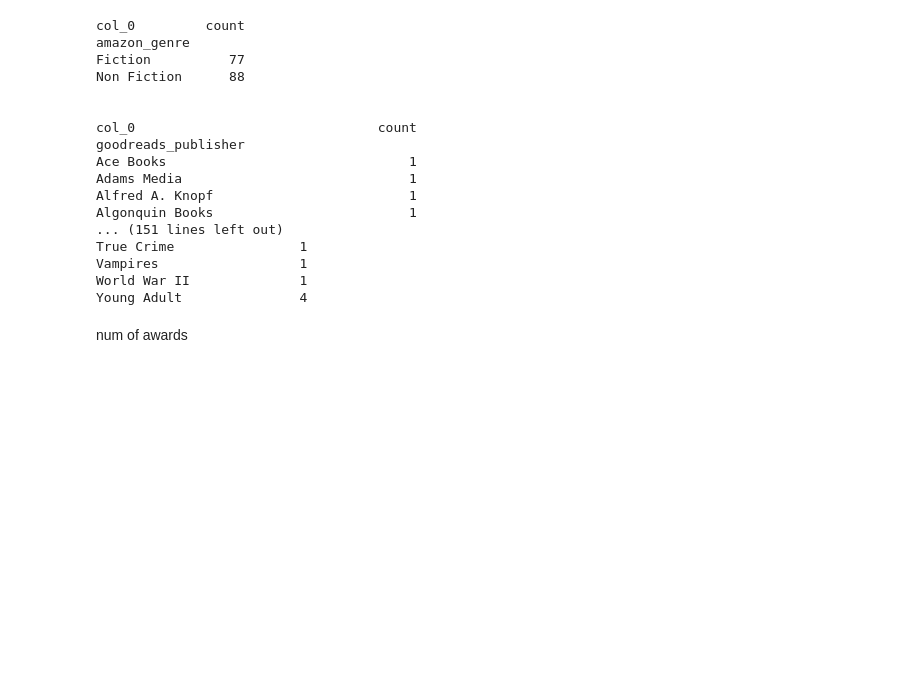
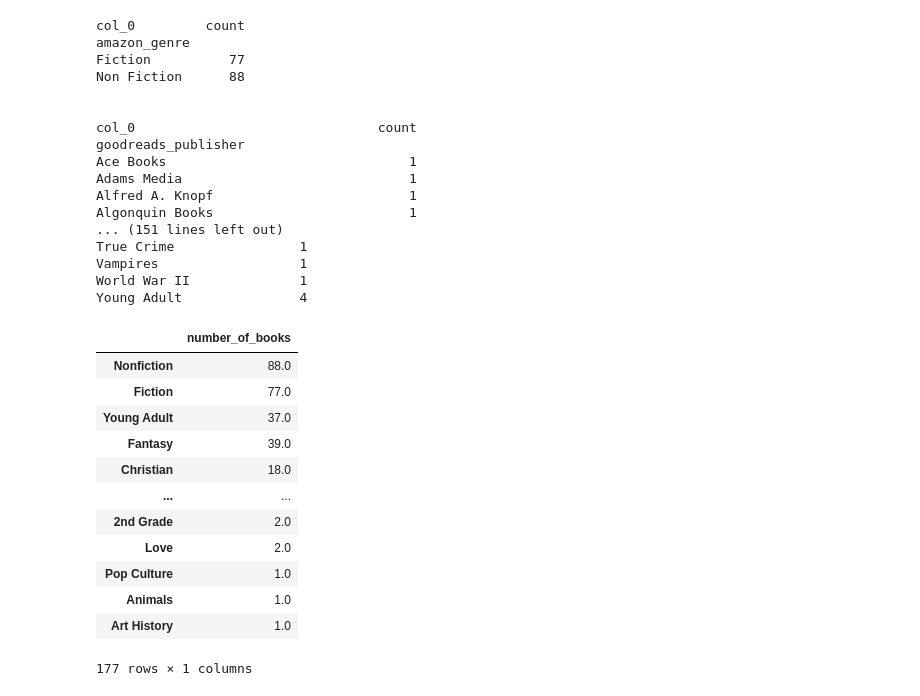
Before and after one commit to whitecat2021/DSCI-320, a Jupyter notebook: GroupPrj.ipynb, the cells around one changed output. Cells and saved outputs as stored; diff of their text form; code cells hidden in the pictures; blank space fills up the shorter version.

Commit message:
Add count of Goodreads genre

```diff
--- a/GroupPrj.ipynb
+++ b/GroupPrj.ipynb
@@ -115,7 +115,7 @@ data.dropna().shape
 (55, 20)
 # %%
 final=data.drop(data.columns[11], axis=1)
-final=final_data.dropna()
+final=final.dropna()
 final.head()
 # %% [output]
 |  | title | amazon_author | amazon_rating | amazon_num_reviews | amazon_price | amazon_year | amazon_genre | ... |
@@ -268,5 +268,29 @@ True Crime                1
 Vampires                  1
 World War II              1
 Young Adult               4
-# %% [markdown]
-num of awards
+# %%
+#This cell count how many of books are in each genre
+#There may be overlaps since a book can belong to multiple genres
+genre_count = pd.DataFrame(final['gr_genre1'].value_counts())
+
+for i in list(final.columns)[21:30]:
+    genre_count = pd.concat([genre_count,final[i].value_counts()], axis=1)
+
+genre_count = genre_count.fillna(0)
+genre_count['number_of_books'] = genre_count.sum(axis=1)
+genre_count = pd.DataFrame(genre_count['number_of_books'])
+genre_count
+# %% [output]
+|  | number_of_books |
+| Nonfiction | 88.0 |
+| Fiction | 77.0 |
+| Young Adult | 37.0 |
+| Fantasy | 39.0 |
+| Christian | 18.0 |
+| ... | ... |
+| 2nd Grade | 2.0 |
+| Love | 2.0 |
+| Pop Culture | 1.0 |
+| Animals | 1.0 |
+| Art History | 1.0 |
+177 rows × 1 columns
```
Also changed, not shown: parts of 1 cell of this notebook.
